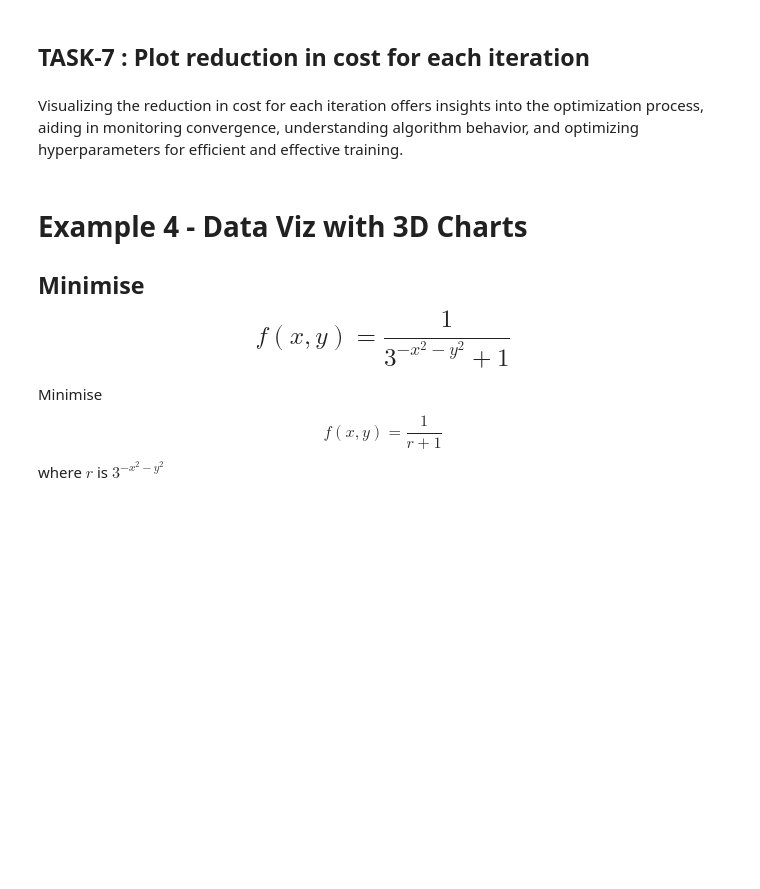
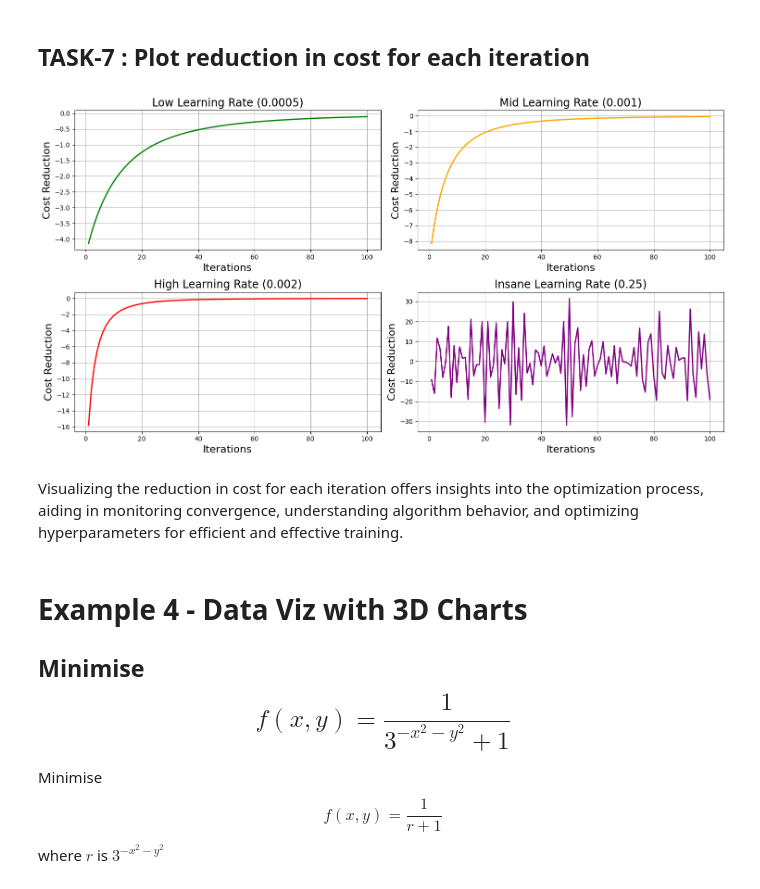
Before and after one commit to dikshithakalva/IIIT-H, a Jupyter notebook: Mod_4_Project_4.ipynb, the cells around one changed output. Drawn from its saved outputs; the diff is of its cells as text; code cells hidden in the pictures; blank space fills up the shorter version.

```diff
--- a/Mod_4_Project_4.ipynb
+++ b/Mod_4_Project_4.ipynb
@@ -500,5 +546,53 @@ plt.show()
 # %% [markdown]
 ## TASK-7 : Plot reduction in cost for each iteration
+# %%
+## TASK-7 : Plot reduction in cost for each iteration
+
+
+n = 100
+
+low_gamma = gradient_descent(derivative_func=dg, initial_guess=3, multiplier=0.0005, precision=0.0001, max_iter=n)
+
+mid_gamma = gradient_descent(derivative_func=dg, initial_guess=3, multiplier=0.001, precision=0.0001, max_iter=n)
+
+high_gamma = gradient_descent(derivative_func=dg, initial_guess=3, multiplier=0.002, precision=0.0001, max_iter=n)
+
+insane_gamma = gradient_descent(derivative_func=dg, initial_guess=1.9, multiplier=0.25, precision=0.0001, max_iter=n)
+
+plt.figure(figsize=[15, 8])
+
+plt.subplot(2, 2, 1)
+plt.title('Low Learning Rate (0.0005)', fontsize=17)
+plt.xlabel('Iterations', fontsize=16)
+plt.ylabel('Cost Reduction', fontsize=16)
+plt.plot(range(1, len(low_gamma[2])), np.diff(low_gamma[2]), color='green', linewidth=2)
+plt.grid(True)
+
+plt.subplot(2, 2, 2)
+plt.title('Mid Learning Rate (0.001)', fontsize=17)
+plt.xlabel('Iterations', fontsize=16)
+plt.ylabel('Cost Reduction', fontsize=16)
+plt.plot(range(1, len(mid_gamma[2])), np.diff(mid_gamma[2]), color='orange', linewidth=2)
+plt.grid(True)
+
+plt.subplot(2, 2, 3)
+plt.title('High Learning Rate (0.002)', fontsize=17)
+plt.xlabel('Iterations', fontsize=16)
+plt.ylabel('Cost Reduction', fontsize=16)
+plt.plot(range(1, len(high_gamma[2])), np.diff(high_gamma[2]), color='red', linewidth=2)
+plt.grid(True)
+
+plt.subplot(2, 2, 4)
+plt.title('Insane Learning Rate (0.25)', fontsize=17)
+plt.xlabel('Iterations', fontsize=16)
+plt.ylabel('Cost Reduction', fontsize=16)
+plt.plot(range(1, len(insane_gamma[2])), np.diff(insane_gamma[2]), color='purple', linewidth=2)
+plt.grid(True)
+
+plt.tight_layout()
+plt.show()
+# %% [output]
+[figure, added]
 # %% [markdown]
 Visualizing the reduction in cost for each iteration offers insights into the optimization process, aiding in monitoring convergence, understanding algorithm behavior, and optimizing hyperparameters for efficient and effective training.
 # %% [markdown]
```
Also changed, not shown: parts of 4 cells of this notebook.
